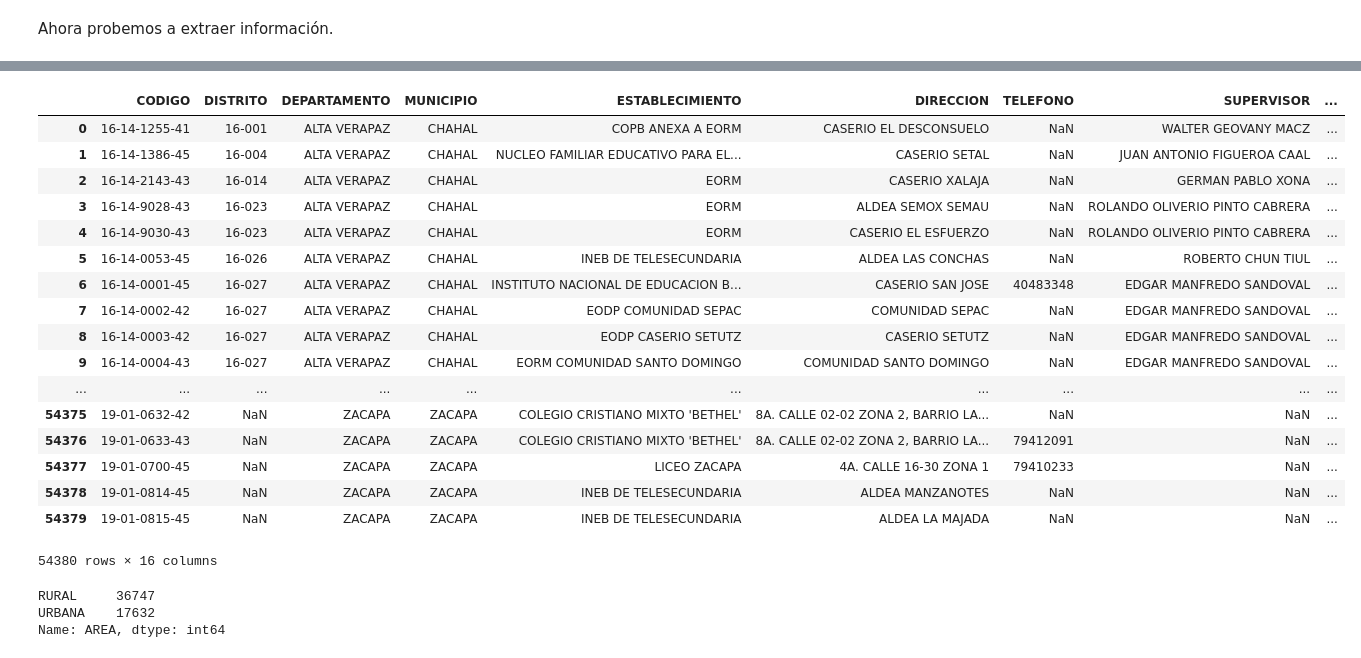
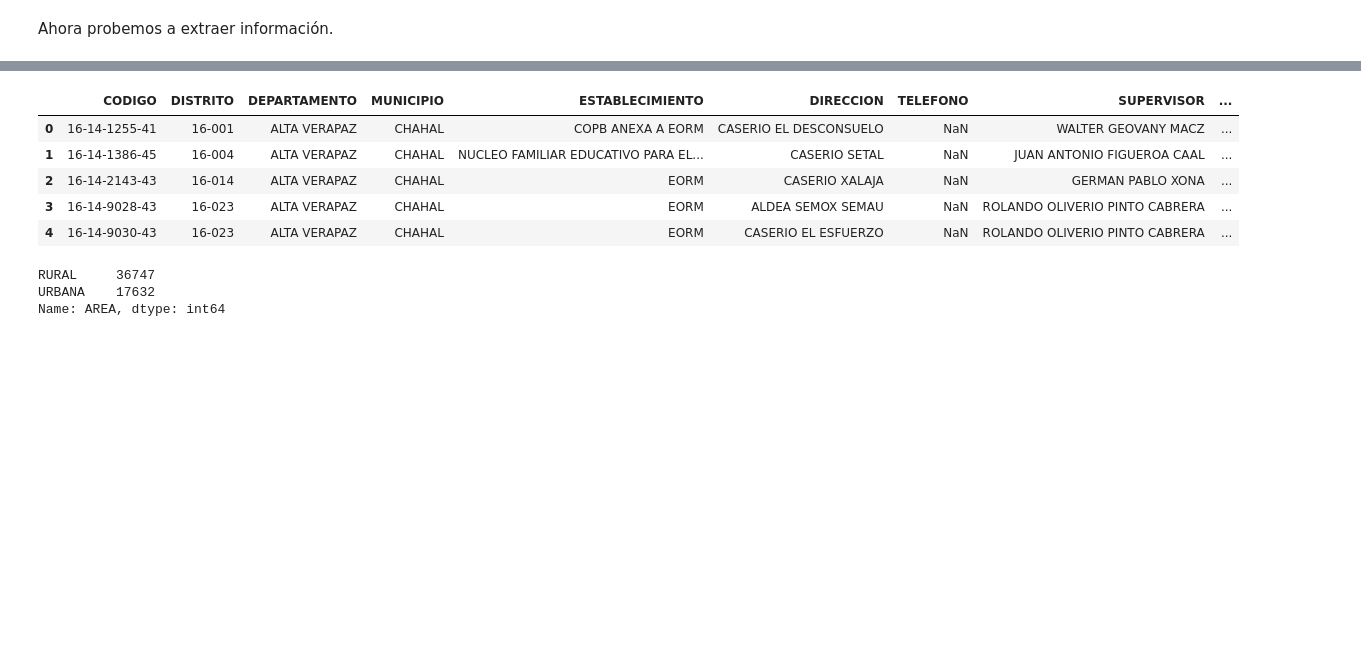
Before and after one commit to tian2992/notebooks_dateros, a Jupyter notebook: 03/03-leer-escribir-basesDeDatos.ipynb, the cells around one changed output, grey strips where cells are left out. Saved outputs shown, nothing was run; the diff lists cells and outputs as text; code cells hidden in the pictures; blank space fills up the shorter version.

```diff
--- a/03/03-leer-escribir-basesDeDatos.ipynb
+++ b/03/03-leer-escribir-basesDeDatos.ipynb
@@ -211,24 +187,12 @@ Wall time: 9.19 s
 # %%
-centros_educativos
+centros_educativos.head()
 # %% [output]
 |  | CODIGO | DISTRITO | DEPARTAMENTO | MUNICIPIO | ESTABLECIMIENTO | DIRECCION | TELEFONO | SUPERVISOR | ... |
 | 0 | 16-14-1255-41 | 16-001 | ALTA VERAPAZ | CHAHAL | COPB ANEXA A EORM | CASERIO EL DESCONSUELO | NaN | WALTER GEOVANY MACZ | ... |
 | 1 | 16-14-1386-45 | 16-004 | ALTA VERAPAZ | CHAHAL | NUCLEO FAMILIAR EDUCATIVO PARA EL... | CASERIO SETAL | NaN | JUAN ANTONIO FIGUEROA CAAL | ... |
 | 2 | 16-14-2143-43 | 16-014 | ALTA VERAPAZ | CHAHAL | EORM | CASERIO XALAJA | NaN | GERMAN PABLO XONA | ... |
 | 3 | 16-14-9028-43 | 16-023 | ALTA VERAPAZ | CHAHAL | EORM | ALDEA SEMOX SEMAU | NaN | ROLANDO OLIVERIO PINTO CABRERA | ... |
 | 4 | 16-14-9030-43 | 16-023 | ALTA VERAPAZ | CHAHAL | EORM | CASERIO EL ESFUERZO | NaN | ROLANDO OLIVERIO PINTO CABRERA | ... |
-| 5 | 16-14-0053-45 | 16-026 | ALTA VERAPAZ | CHAHAL | INEB DE TELESECUNDARIA | ALDEA LAS CONCHAS | NaN | ROBERTO CHUN TIUL | ... |
-| 6 | 16-14-0001-45 | 16-027 | ALTA VERAPAZ | CHAHAL | INSTITUTO NACIONAL DE EDUCACION B... | CASERIO SAN JOSE | 40483348 | EDGAR MANFREDO SANDOVAL | ... |
-| 7 | 16-14-0002-42 | 16-027 | ALTA VERAPAZ | CHAHAL | EODP COMUNIDAD SEPAC | COMUNIDAD SEPAC | NaN | EDGAR MANFREDO SANDOVAL | ... |
-| 8 | 16-14-0003-42 | 16-027 | ALTA VERAPAZ | CHAHAL | EODP CASERIO SETUTZ | CASERIO SETUTZ | NaN | EDGAR MANFREDO SANDOVAL | ... |
-| 9 | 16-14-0004-43 | 16-027 | ALTA VERAPAZ | CHAHAL | EORM COMUNIDAD SANTO DOMINGO | COMUNIDAD SANTO DOMINGO | NaN | EDGAR MANFREDO SANDOVAL | ... |
-| ... | ... | ... | ... | ... | ... | ... | ... | ... | ... |
-| 54375 | 19-01-0632-42 | NaN | ZACAPA | ZACAPA | COLEGIO CRISTIANO MIXTO 'BETHEL' | 8A. CALLE 02-02 ZONA 2, BARRIO LA... | NaN | NaN | ... |
-| 54376 | 19-01-0633-43 | NaN | ZACAPA | ZACAPA | COLEGIO CRISTIANO MIXTO 'BETHEL' | 8A. CALLE 02-02 ZONA 2, BARRIO LA... | 79412091 | NaN | ... |
-| 54377 | 19-01-0700-45 | NaN | ZACAPA | ZACAPA | LICEO ZACAPA | 4A. CALLE 16-30 ZONA 1 | 79410233 | NaN | ... |
-| 54378 | 19-01-0814-45 | NaN | ZACAPA | ZACAPA | INEB DE TELESECUNDARIA | ALDEA MANZANOTES | NaN | NaN | ... |
-| 54379 | 19-01-0815-45 | NaN | ZACAPA | ZACAPA | INEB DE TELESECUNDARIA | ALDEA LA MAJADA | NaN | NaN | ... |
-54380 rows × 16 columns
 # %%
 # print(centros_educativos["AREA"].value_counts())
 centros_educativos = centros_educativos[centros_educativos.AREA != "SIN ESPECIFICAR"]
```
Also changed, not shown: parts of 5 cells of this notebook.
